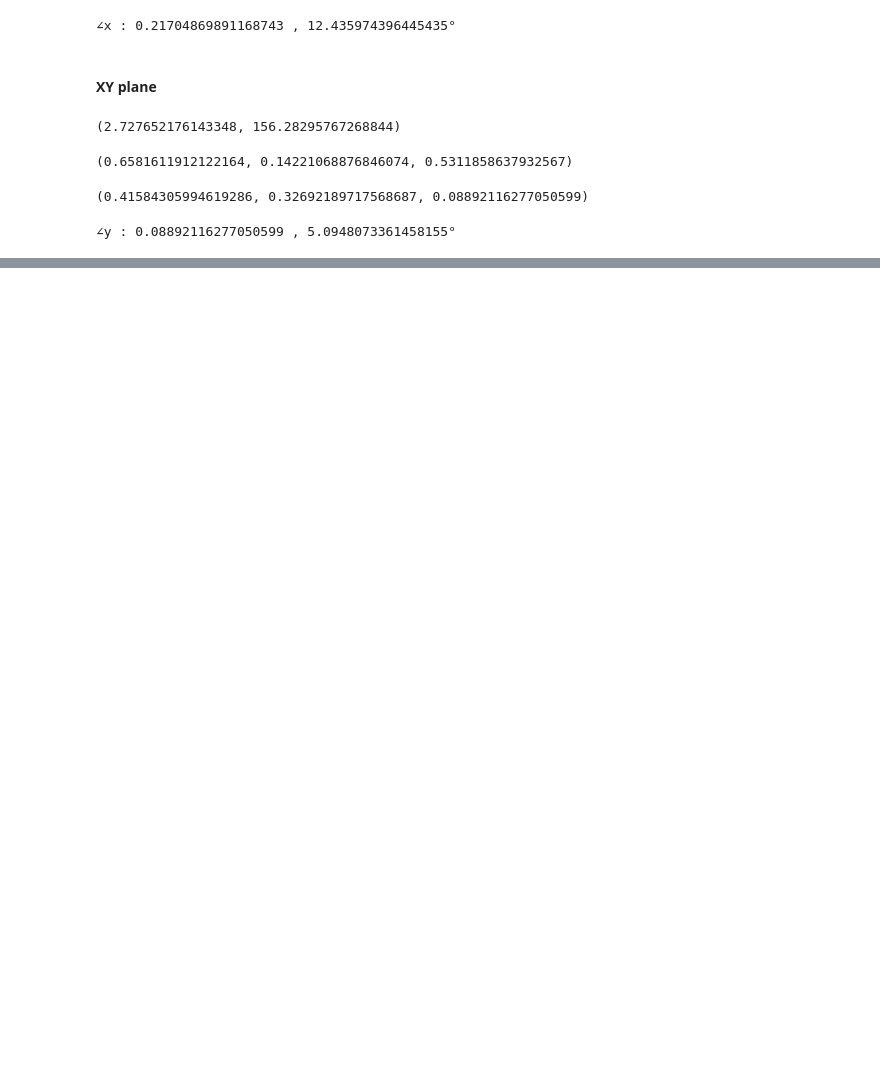
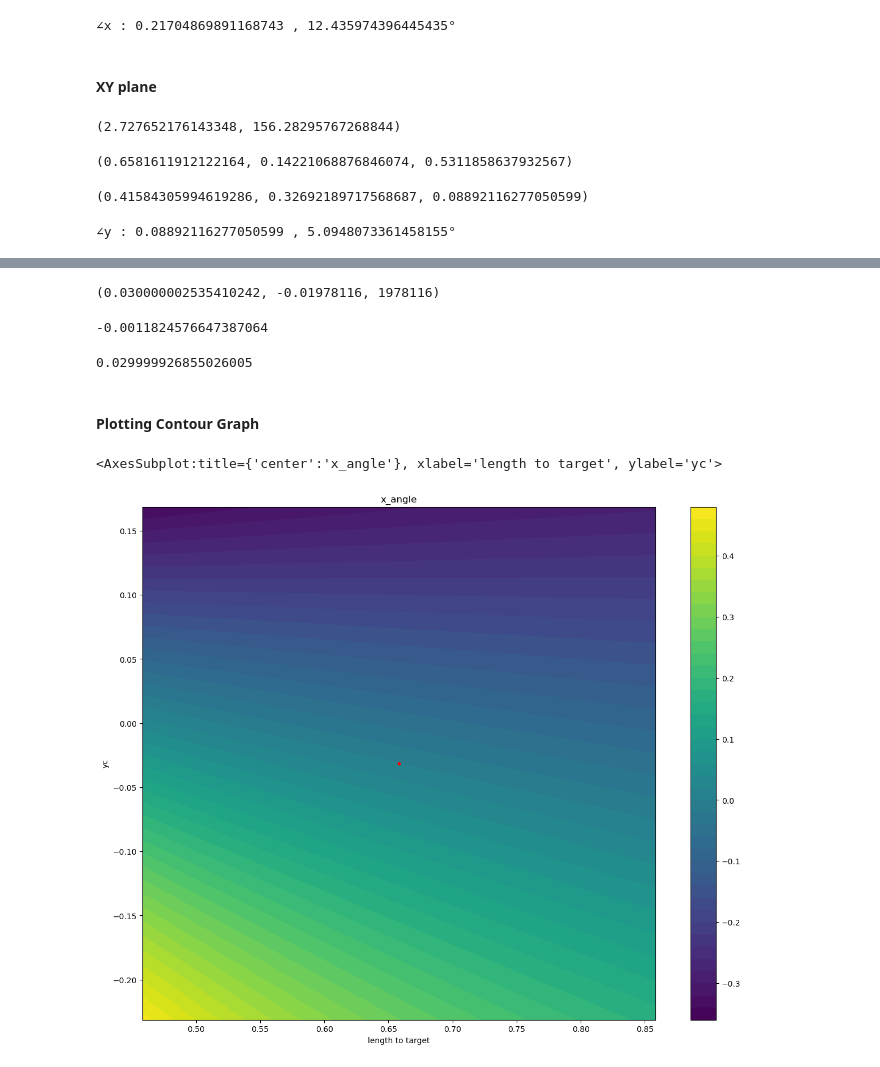
Before and after one commit to PutawanDE/3rd_kibo_lynx, a Jupyter notebook: tools/src/laser_shooting/strat1.ipynb, the cells around one changed output, grey strips where cells are left out. Drawn from its saved outputs; the diff is of its cells as text; code cells hidden in the pictures; blank space fills up the shorter version.

```diff
--- a/tools/src/laser_shooting/strat1.ipynb
+++ b/tools/src/laser_shooting/strat1.ipynb
@@ -22,6 +22,10 @@ cam_mat = np.array(
     ]
 )
 dist_coeffs = np.array([-0.164787, 0.020375, -0.001572, -0.000369, 0.000000])
+
+
+def distance(x0, y0, x1, y1):
+    return math.sqrt(pow(x1 - x0, 2) + pow(y1 - y0, 2))
 # %% [markdown]
 ### 1. Find target position on image
 From this post [undistort-vs-undistortpoints-for-feature-matching-of-calibrated-images](https://stackoverflow.com/questions/30919957/undistort-vs-undistortpoints-for-feature-matching-of-calibrated-images) \
@@ -208,0 +259,64 @@ print(f"∠y : {turn_angle} , {math.degrees(turn_angle)}°")
+# %%
+origin = 0
+diff = 0
+i = 0
+while diff < 0.03:
+    # if (i == 100000): break
+    t_angle = y_angle(xc - (i * 10e-9), t_l)
+    if i == 0:
+        origin = t_angle
+    diff = t_angle - origin
+    # print(f"∠y : {t_angle} , {math.degrees(t_angle)}°", f"diff: {diff}", )
+    i += 1
+
+diff, -(i * 10e-9), i
+# %% [output]
+(0.030000002535410242, -0.01978116, 1978116)
+# %%
+y_angle(xc - 0.019, t_l) - y_angle(xc, t_l) - 0.03
+# %% [output]
+-0.0011824576647387064
+# %%
+y_angle(xc - 0.0197811, t_l) - y_angle(xc, t_l)
+# %% [output]
+0.029999926855026005
+# %% [markdown]
+#### Plotting Contour Graph
+# %%
+# contour from point around x, y
+def contour_from(x, y, f, offset=0.2):
+    xv = np.linspace(x - offset, x + offset, 100)
+    yv = np.linspace(y - offset, y + offset, 100)
+    X, Y = np.meshgrid(xv, yv, indexing="ij")
+    Z = np.empty_like(X)
+
+    for i in range(len(xv)):
+        for j in range(len(yv)):
+            Z[i][j] = f(X[i][j], Y[i][j])
+
+    return X, Y, Z
+# %%
+# contour graph
+%matplotlib inline
+
+
+def f(x, y):
+    return x_angle(x, y) - x_angle(t_l, yc)
+
+
+X, Y, Z = contour_from(t_l, yc, f)
+
+fig = plt.figure(figsize=(16, 12), dpi=100)
+ax = fig.add_subplot()
+plt.contourf(X, Y, Z, 50)
+ax.axis("scaled")
+ax.scatter(t_l, yc, c="red", s=10)
+ax.set_title("x_angle")
+ax.set_xlabel("length to target")
+ax.set_ylabel("yc")
+plt.colorbar()
+
+ax
+# %% [output]
+<AxesSubplot:title={'center':'x_angle'}, xlabel='length to target', ylabel='yc'>
+[figure, added]
```
Also changed, not shown: parts of 13 cells of this notebook, 6 other files.
